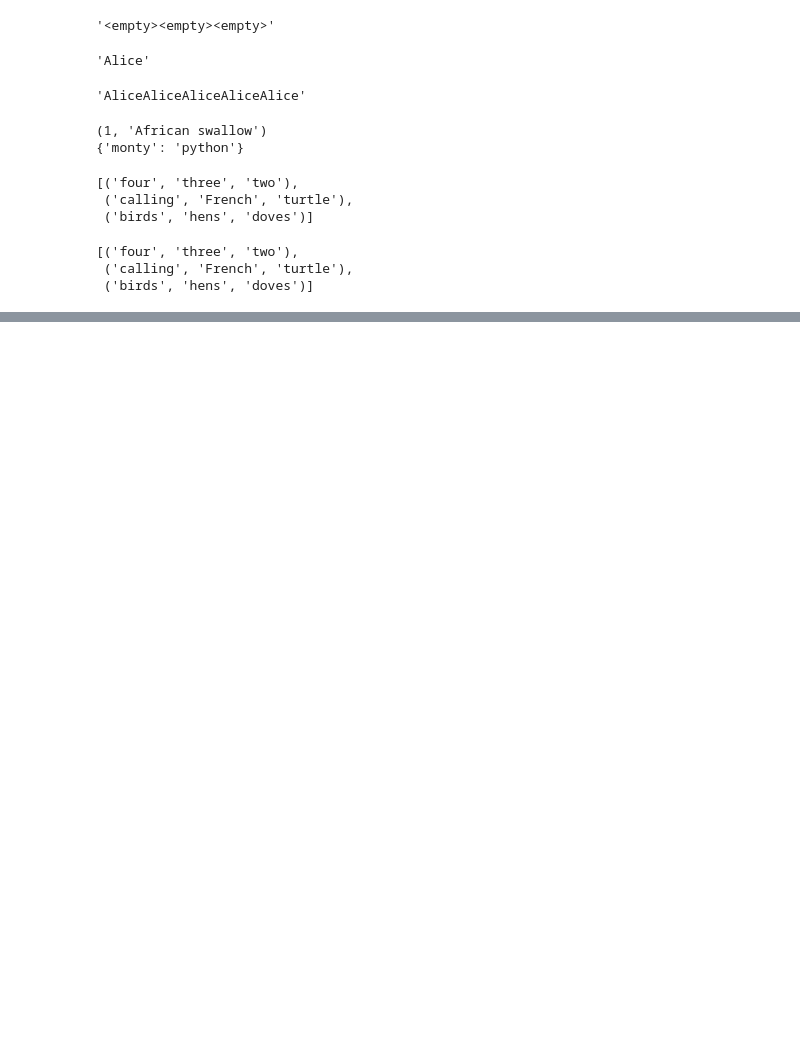
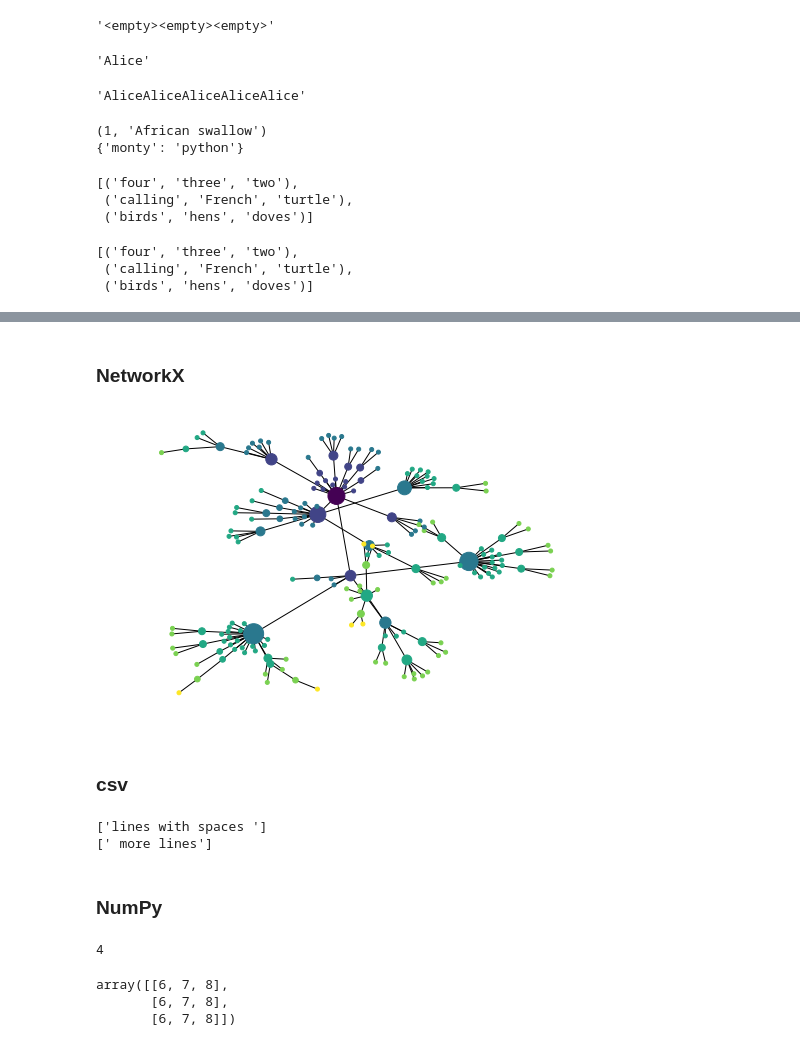
Before and after one commit to irhspur/nltk-book-examples, a Jupyter notebook: 4-Writing-Structured-Programs.ipynb, the cells around one changed output, grey strips where cells are left out. Cells and saved outputs as stored; diff of their text form; code cells hidden in the pictures; blank space fills up the shorter version.

```diff
--- a/4-Writing-Structured-Programs.ipynb
+++ b/4-Writing-Structured-Programs.ipynb
@@ -669,0 +991,61 @@ list(zip(*song))
+# %% [markdown]
+### NetworkX
+# %%
+import networkx as nx
+import matplotlib
+from nltk.corpus import wordnet as wn
+
+def traverse(graph, start, node):
+    graph.depth[node.name] = node.shortest_path_distance(start)
+    for child in node.hyponyms():
+        graph.add_edge(node.name, child.name)
+        traverse(graph, start, child)
+
+def hyponym_graph(start):
+    G = nx.Graph()
+    G.depth = {}
+    traverse(G, start, start)
+    return G
+
+def graph_draw(graph):
+    nx.draw(graph,
+         node_size = [16 * graph.degree(n) for n in graph],
+         node_color = [graph.depth[n] for n in graph],
+         with_labels = False)
+    matplotlib.pyplot.show()
+
+dog = wn.synset('dog.n.01')
+graph = hyponym_graph(dog)
+graph_draw(graph)
+# %% [output]
+[figure, added]
+# %% [markdown]
+### csv
+# %%
+import csv
+f = open("lexicon.csv", "w")
+f.write("lines with spaces \n more lines")
+f.close()
+
+input_file = open("lexicon.csv", "r")
+for row in csv.reader(input_file):
+    print(row)
+# %% [output]
+['lines with spaces ']
+[' more lines']
+# %% [markdown]
+### NumPy
+# %%
+from numpy import array
+cube = array([ [[0,0,0], [1,1,1], [2,2,2]],
+                [[3,3,3], [4,4,4], [5,5,5]],
+                [[6,6,6], [7,7,7], [8,8,8]] ])
+cube[1, 1, 1]
+# %% [output]
+4
+# %%
+cube[2].transpose()
+# %% [output]
+array([[6, 7, 8],
+       [6, 7, 8],
+       [6, 7, 8]])
```
Also changed, not shown: parts of 38 cells of this notebook.
